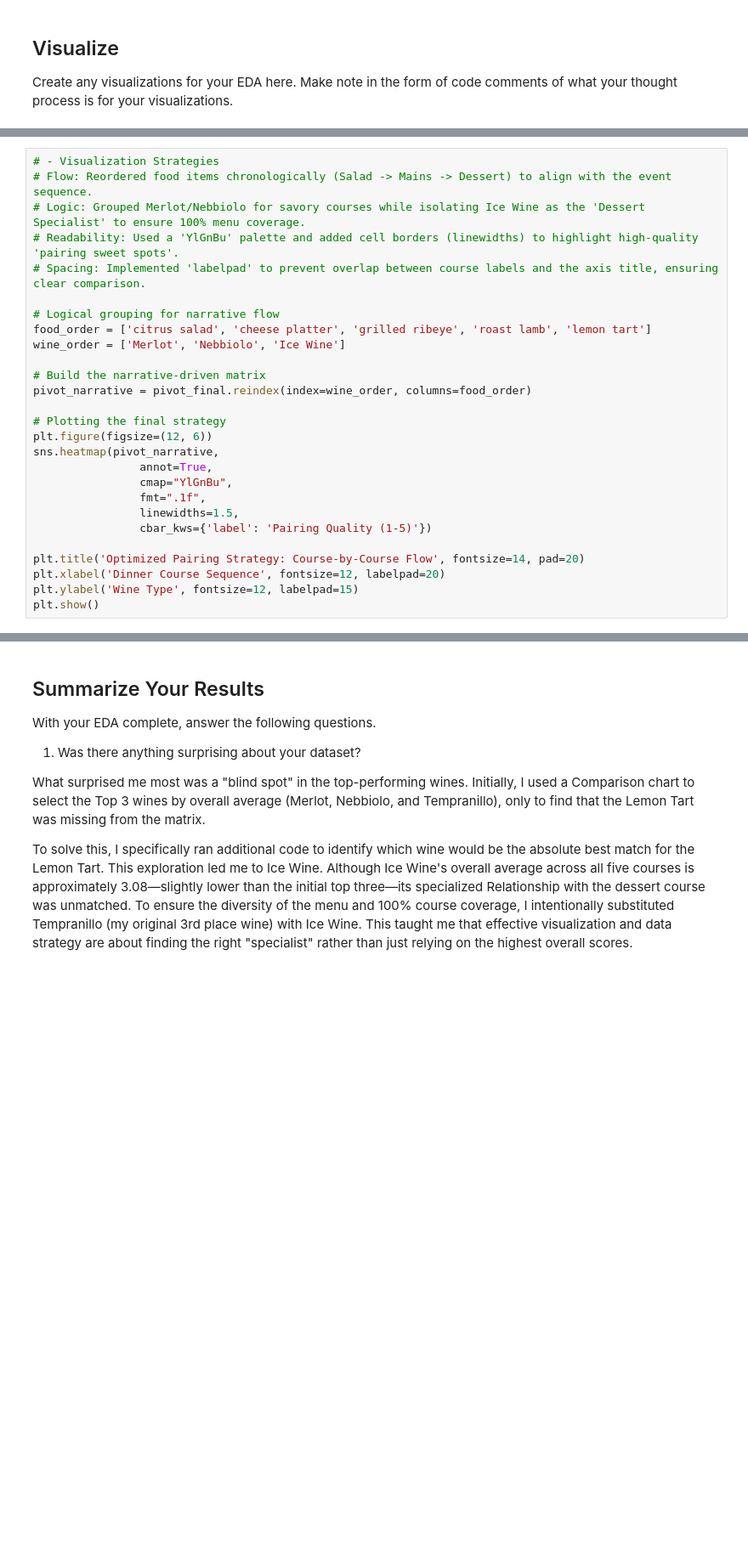
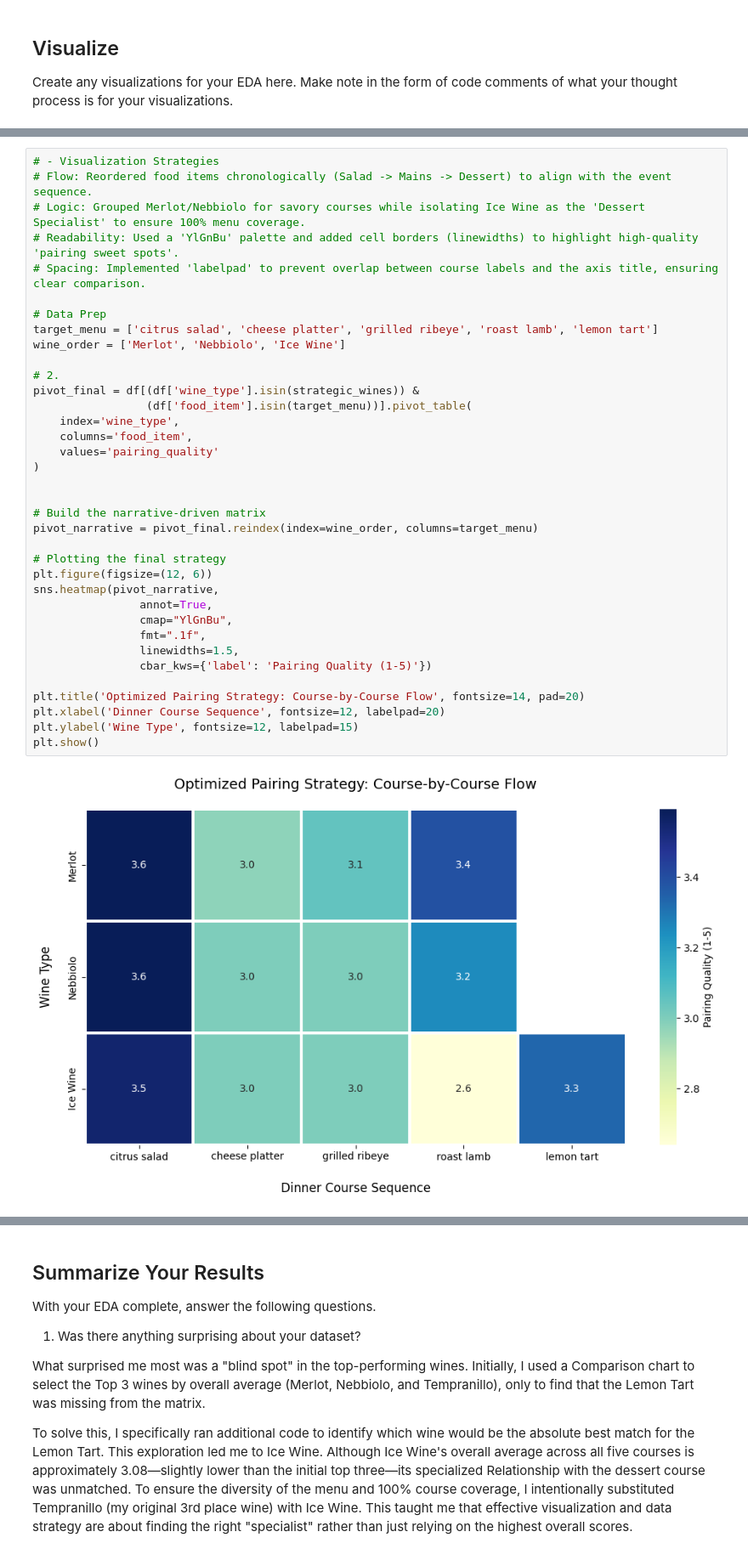
Before and after one commit to tingmullen/eda-checkpoint, a Jupyter notebook: checkpoint-two.ipynb, the cells around one changed output, grey strips where cells are left out. Shown at 85% size. Saved outputs shown, nothing was run; the diff lists cells and outputs as text; blank space fills up the shorter version.

```diff
--- a/checkpoint-two.ipynb
+++ b/checkpoint-two.ipynb
@@ -150,27 +141,38 @@ Updated_top_3 wines: ['merlot', 'nebbiolo', 'Ice Wine']
 # %%
 # - Visualization Strategies
 # Flow: Reordered food items chronologically (Salad -> Mains -> Dessert) to align with the event sequence.
 # Logic: Grouped Merlot/Nebbiolo for savory courses while isolating Ice Wine as the 'Dessert Specialist' to ensure 100% menu coverage.
 # Readability: Used a 'YlGnBu' palette and added cell borders (linewidths) to highlight high-quality 'pairing sweet spots'.
 # Spacing: Implemented 'labelpad' to prevent overlap between course labels and the axis title, ensuring clear comparison.
 
-# Logical grouping for narrative flow
-food_order = ['citrus salad', 'cheese platter', 'grilled ribeye', 'roast lamb', 'lemon tart']
+# Data Prep
+target_menu = ['citrus salad', 'cheese platter', 'grilled ribeye', 'roast lamb', 'lemon tart']
 wine_order = ['Merlot', 'Nebbiolo', 'Ice Wine']
 
+# 2.
+pivot_final = df[(df['wine_type'].isin(strategic_wines)) &
+                 (df['food_item'].isin(target_menu))].pivot_table(
+    index='wine_type',
+    columns='food_item',
+    values='pairing_quality'
+)
+
+
 # Build the narrative-driven matrix
-pivot_narrative = pivot_final.reindex(index=wine_order, columns=food_order)
+pivot_narrative = pivot_final.reindex(index=wine_order, columns=target_menu)
 
 # Plotting the final strategy
 plt.figure(figsize=(12, 6))
 sns.heatmap(pivot_narrative,
                 annot=True,
                 cmap="YlGnBu",
                 fmt=".1f",
                 linewidths=1.5,
                 cbar_kws={'label': 'Pairing Quality (1-5)'})
 
 plt.title('Optimized Pairing Strategy: Course-by-Course Flow', fontsize=14, pad=20)
 plt.xlabel('Dinner Course Sequence', fontsize=12, labelpad=20)
 plt.ylabel('Wine Type', fontsize=12, labelpad=15)
 plt.show()
+# %% [output]
+[figure, added]
```
Also changed, not shown: parts of 9 cells of this notebook.
